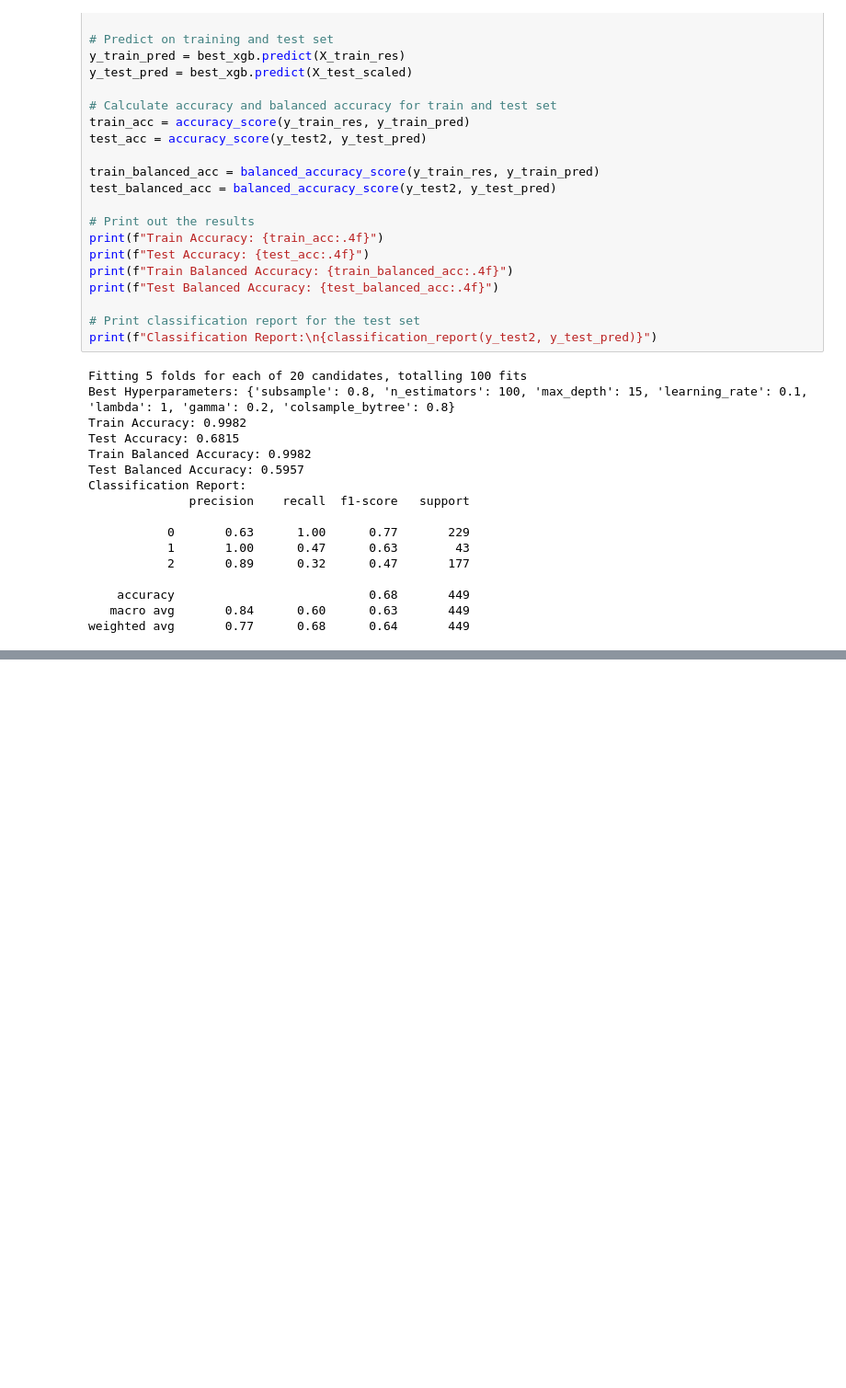
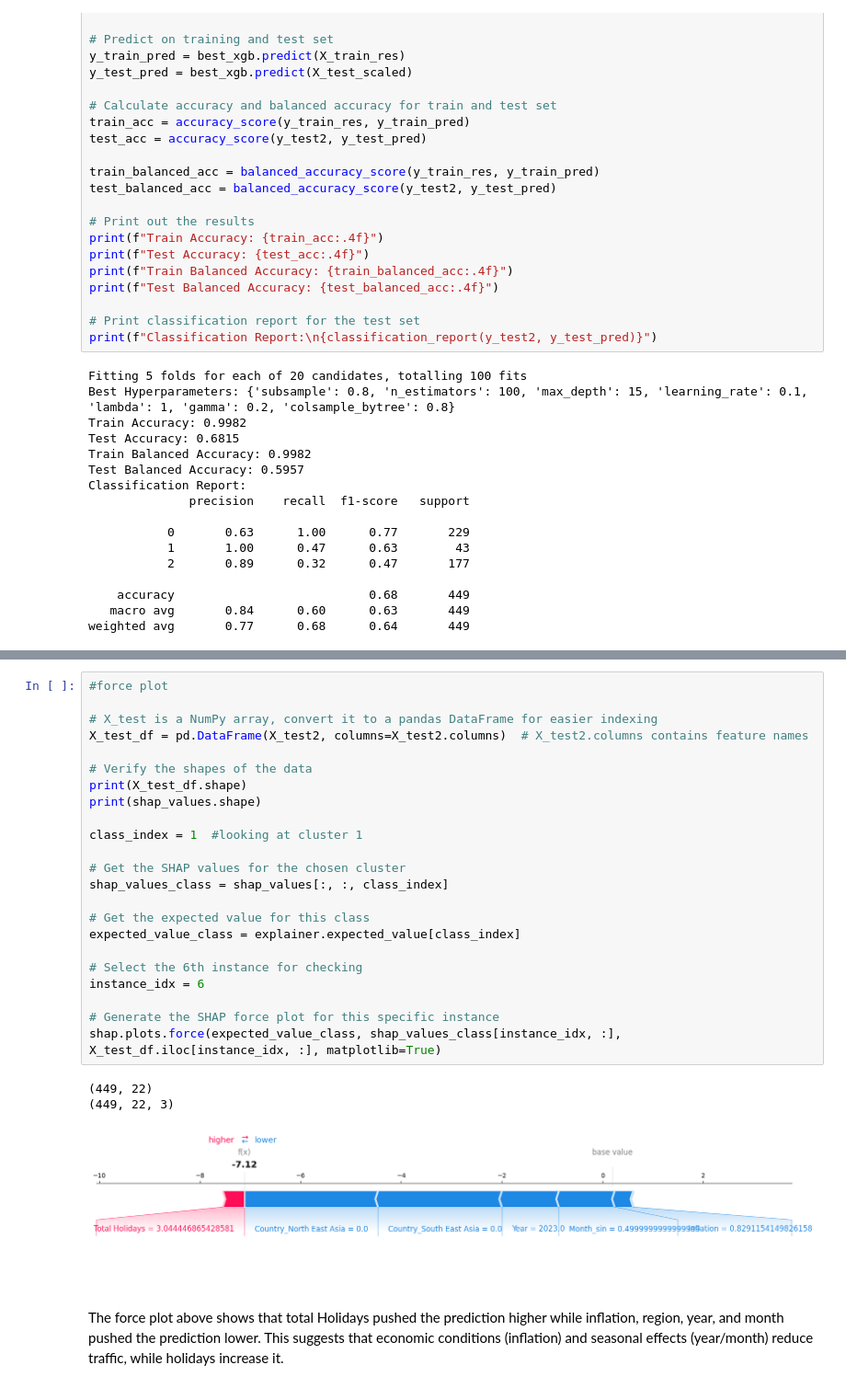
Before and after one commit to vianiecetan/traveltrends, a Jupyter notebook: Classification/xgboost.ipynb, the cells around one changed output, grey strips where cells are left out. Shown: that part at 92% size. Cells and saved outputs as stored; diff of their text form; blank space fills up the shorter version.

```diff
--- a/Classification/xgboost.ipynb
+++ b/Classification/xgboost.ipynb
@@ -382,0 +453,30 @@ weighted avg       0.77      0.68      0.64       449
+# %%
+#force plot
+
+# X_test is a NumPy array, convert it to a pandas DataFrame for easier indexing
+X_test_df = pd.DataFrame(X_test2, columns=X_test2.columns)  # X_test2.columns contains feature names
+
+# Verify the shapes of the data
+print(X_test_df.shape)
+print(shap_values.shape)
+
+class_index = 1  #looking at cluster 1
+
+# Get the SHAP values for the chosen cluster
+shap_values_class = shap_values[:, :, class_index]
+
+# Get the expected value for this class
+expected_value_class = explainer.expected_value[class_index]
+
+# Select the 6th instance for checking
+instance_idx = 6
+
+# Generate the SHAP force plot for this specific instance
+shap.plots.force(expected_value_class, shap_values_class[instance_idx, :], X_test_df.iloc[instance_idx, :], matplotlib=True)
+# %% [output]
+(449, 22)
+(449, 22, 3)
+[figure, added]
+# %% [markdown]
+The force plot above shows that total Holidays pushed the prediction higher while inflation, region, year, and month pushed the prediction lower.
+This suggests that economic conditions (inflation) and seasonal effects (year/month) reduce traffic, while holidays increase it.
```
Also changed, not shown: parts of 7 cells of this notebook, 2 other files.
